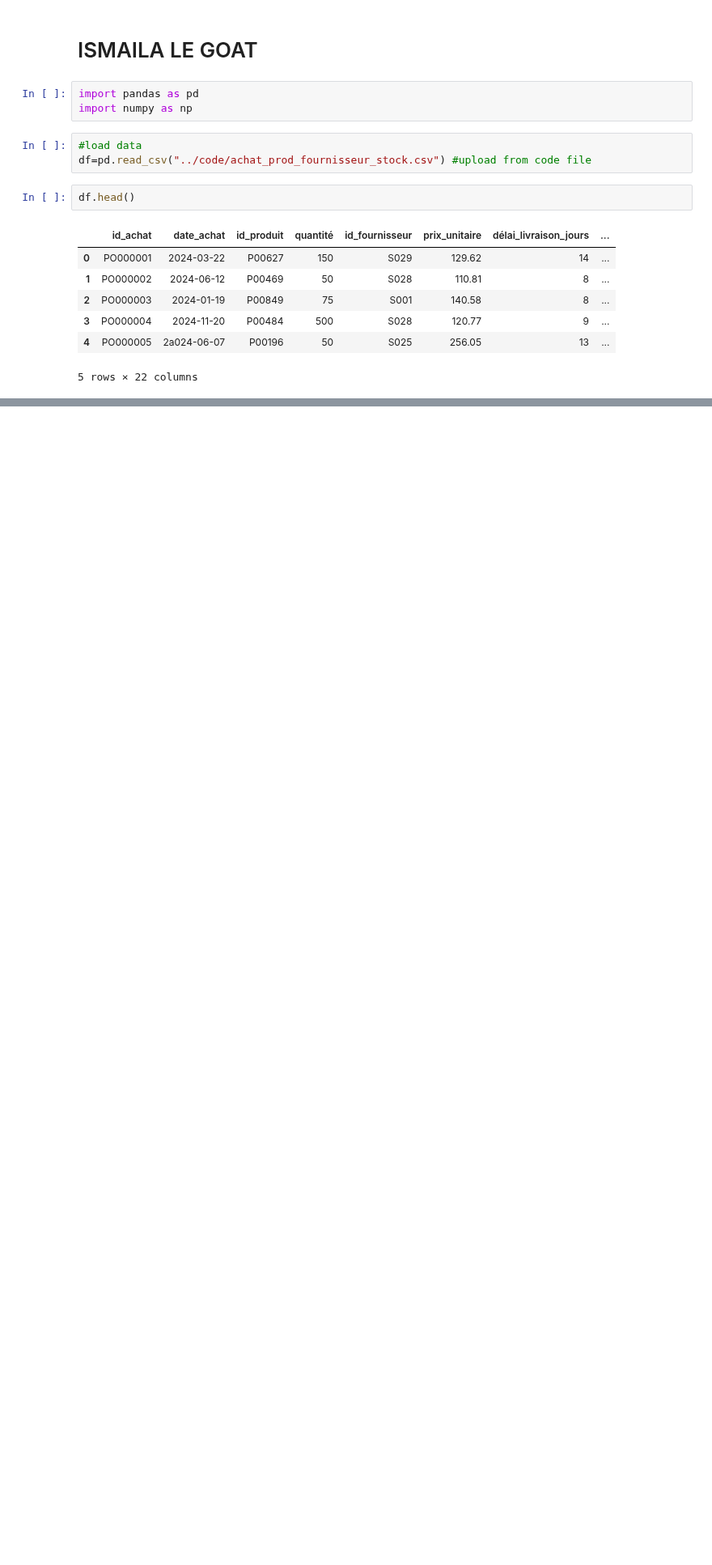
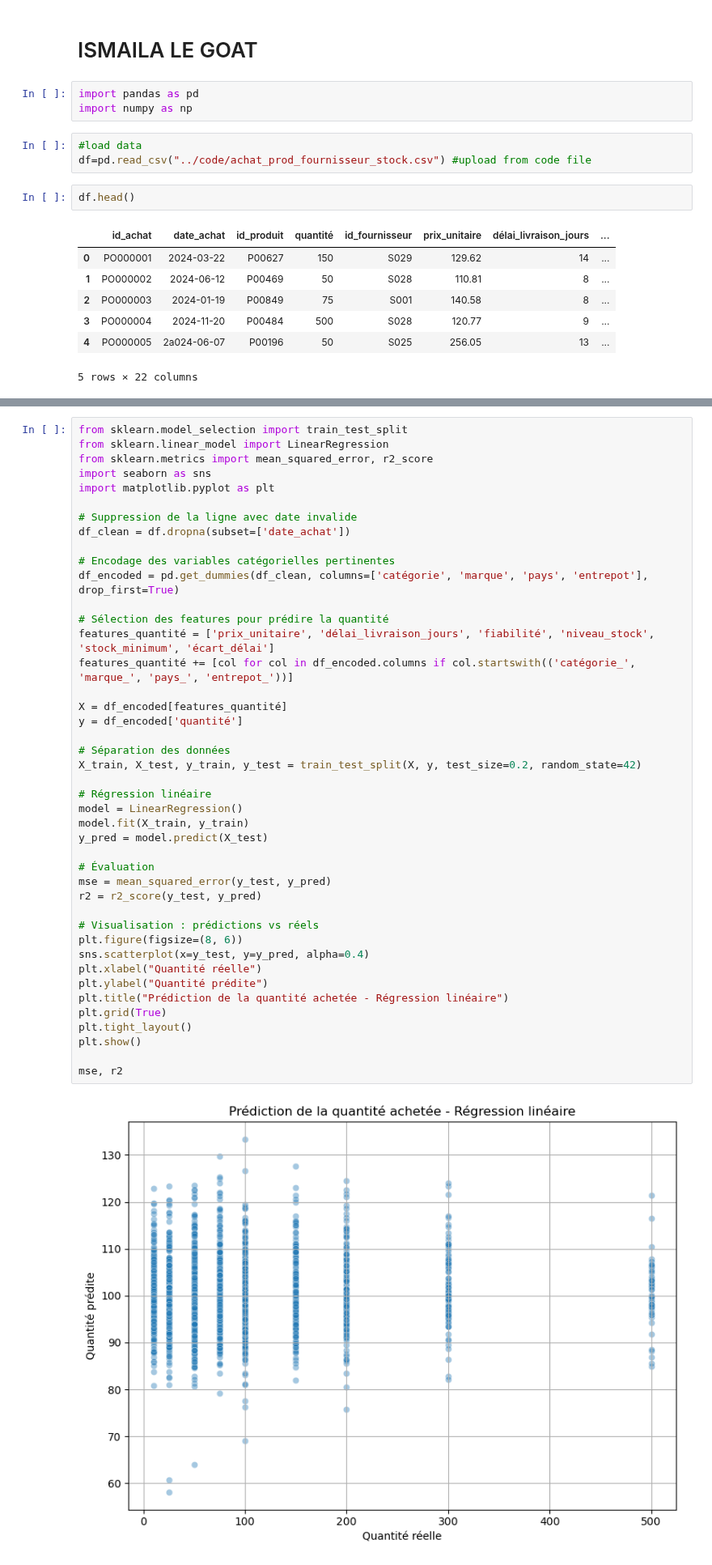
Before and after one commit to Fanaingamampiandra/Projet_Supply_chain, a Jupyter notebook: code/ML_fournisseur_entreprise.ipynb, the cells around one changed output, grey strips where cells are left out. Shown at 81% size. Saved outputs shown, nothing was run; the diff lists cells and outputs as text; blank space fills up the shorter version.

```diff
--- a/code/ML_fournisseur_entreprise.ipynb
+++ b/code/ML_fournisseur_entreprise.ipynb
@@ -18,0 +233,45 @@ df.head()
+# %%
+from sklearn.model_selection import train_test_split
+from sklearn.linear_model import LinearRegression
+from sklearn.metrics import mean_squared_error, r2_score
+import seaborn as sns
+import matplotlib.pyplot as plt
+
+# Suppression de la ligne avec date invalide
+df_clean = df.dropna(subset=['date_achat'])
+
+# Encodage des variables catégorielles pertinentes
+df_encoded = pd.get_dummies(df_clean, columns=['catégorie', 'marque', 'pays', 'entrepot'], drop_first=True)
+
+# Sélection des features pour prédire la quantité
+features_quantité = ['prix_unitaire', 'délai_livraison_jours', 'fiabilité', 'niveau_stock', 'stock_minimum', 'écart_délai']
+features_quantité += [col for col in df_encoded.columns if col.startswith(('catégorie_', 'marque_', 'pays_', 'entrepot_'))]
+
+X = df_encoded[features_quantité]
+y = df_encoded['quantité']
+
+# Séparation des données
+X_train, X_test, y_train, y_test = train_test_split(X, y, test_size=0.2, random_state=42)
+
+# Régression linéaire
+model = LinearRegression()
+model.fit(X_train, y_train)
+y_pred = model.predict(X_test)
+
+# Évaluation
+mse = mean_squared_error(y_test, y_pred)
+r2 = r2_score(y_test, y_pred)
+
+# Visualisation : prédictions vs réels
+plt.figure(figsize=(8, 6))
+sns.scatterplot(x=y_test, y=y_pred, alpha=0.4)
+plt.xlabel("Quantité réelle")
+plt.ylabel("Quantité prédite")
+plt.title("Prédiction de la quantité achetée - Régression linéaire")
+plt.grid(True)
+plt.tight_layout()
+plt.show()
+
+mse, r2
+# %% [output]
+[figure, added]
```
Also changed, not shown: parts of 25 cells of this notebook.
